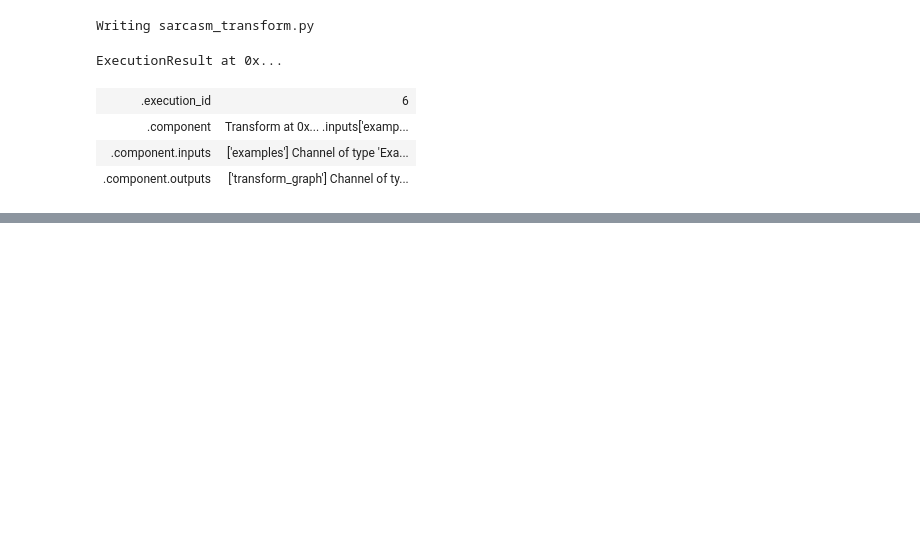
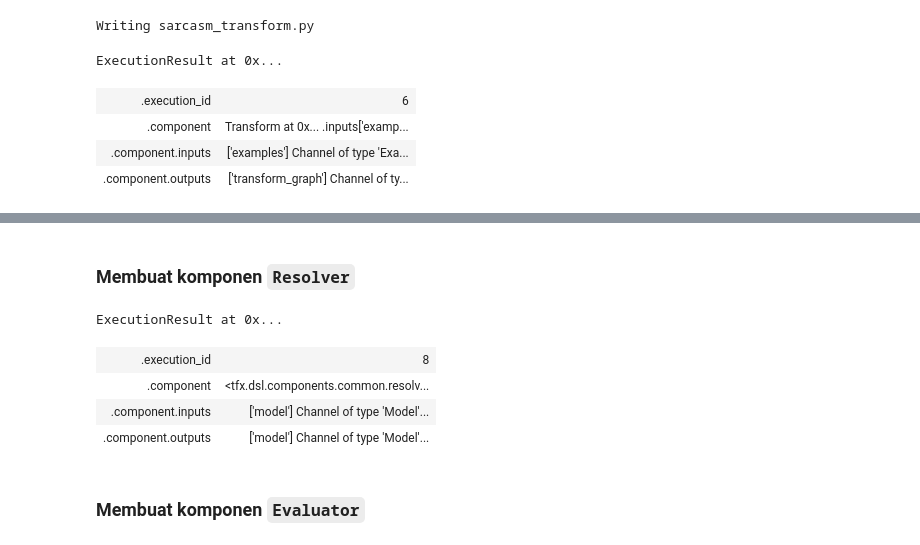
Before and after one commit to dicodingacademy/a443-MLOps-ML-Pipeline, a Jupyter notebook: notebook.ipynb, the cells around one changed output, grey strips where cells are left out. Drawn from its saved outputs; the diff is of its cells as text; code cells hidden in the pictures; blank space fills up the shorter version.

Commit message:
build & validate model

```diff
--- a/notebook.ipynb
+++ b/notebook.ipynb
@@ -206,0 +209,2 @@ ExecutionResult at 0x...
+# %%
+TRAINER_MODULE_FILE = "sarcasm_trainer.py"
@@ -206,0 +343,13 @@ ExecutionResult at 0x...
+# %%
+from tfx.proto import trainer_pb2
+
+trainer  = Trainer(
+    module_file=os.path.abspath(TRAINER_MODULE_FILE),
+    examples = transform.outputs['transformed_examples'],
+    transform_graph=transform.outputs['transform_graph'],
+    schema=schema_gen.outputs['schema'],
+    train_args=trainer_pb2.TrainArgs(splits=['train']),
+    eval_args=trainer_pb2.EvalArgs(splits=['eval'])
+)
+# %%
+interactive_context.run(trainer)
@@ -206,0 +398,23 @@ ExecutionResult at 0x...
+# %% [markdown]
+### Membuat komponen `Resolver`
+# %%
+from tfx.dsl.components.common.resolver import Resolver
+from tfx.dsl.input_resolution.strategies.latest_blessed_model_strategy import LatestBlessedModelStrategy
+from tfx.types import Channel
+from tfx.types.standard_artifacts import Model, ModelBlessing
+
+model_resolver = Resolver(
+    strategy_class= LatestBlessedModelStrategy,
+    model = Channel(type=Model),
+    model_blessing = Channel(type=ModelBlessing)
+).with_id('Latest_blessed_model_resolver')
+
+interactive_context.run(model_resolver)
+# %% [output]
+ExecutionResult at 0x...
+| .execution_id | 8 |
+| .component | <tfx.dsl.components.common.resolv... |
+| .component.inputs | ['model'] Channel of type 'Model'... |
+| .component.outputs | ['model'] Channel of type 'Model'... |
+# %% [markdown]
+### Membuat komponen `Evaluator`
```
Also changed, not shown: parts of 9 cells of this notebook, 1 other file.
